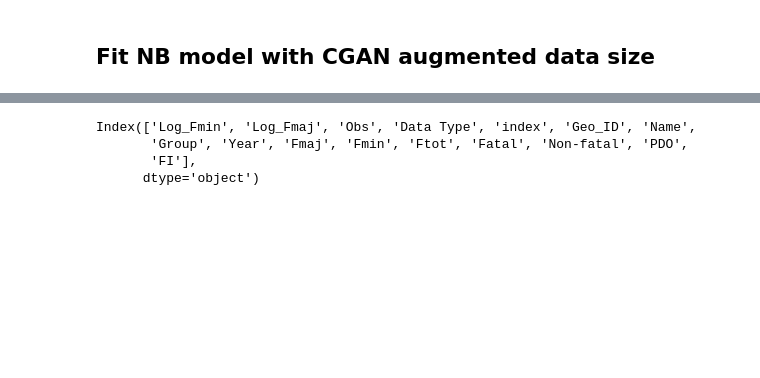
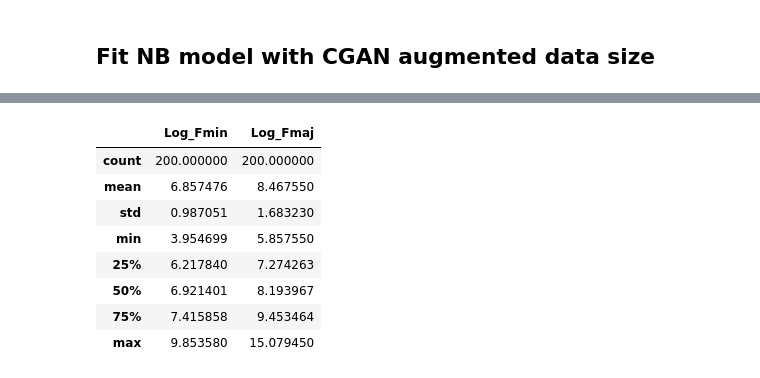
Before and after one commit to mz-zarei/CGAN-Augmentation, a Jupyter notebook: RealDataAugmentation_CGAN.ipynb, the cells around one changed output, grey strips where cells are left out. Drawn from its saved outputs; the diff is of its cells as text; code cells hidden in the pictures; blank space fills up the shorter version.

```diff
--- a/RealDataAugmentation_CGAN.ipynb
+++ b/RealDataAugmentation_CGAN.ipynb
@@ -362,7 +362,7 @@ model = load_model(model_path + 'generator_model_5000.h5')
 dataset = load_real_samples(x_train1, y_train1)
 
 # generate samples
-latent_points = generate_latent_points(latent_dim, 1000)
+latent_points = generate_latent_points(latent_dim, 200)
 # generate images
 Fake_data = model.predict(latent_points)
 fake = pd.DataFrame(Fake_data, columns=x_columns)
@@ -481,7 +481,12 @@ plt.close()
-# %%
-data.columns
-# %% [output]
-Index(['Log_Fmin', 'Log_Fmaj', 'Obs', 'Data Type', 'index', 'Geo_ID', 'Name',
-       'Group', 'Year', 'Fmaj', 'Fmin', 'Ftot', 'Fatal', 'Non-fatal', 'PDO',
-       'FI'],
-      dtype='object')
+# %%
+fake_sample[['Log_Fmin','Log_Fmaj']].describe()
+# %% [output]
+|  | Log_Fmin | Log_Fmaj |
+| count | 200.000000 | 200.000000 |
+| mean | 6.857476 | 8.467550 |
+| std | 0.987051 | 1.683230 |
+| min | 3.954699 | 5.857550 |
+| 25% | 6.217840 | 7.274263 |
+| 50% | 6.921401 | 8.193967 |
+| 75% | 7.415858 | 9.453464 |
+| max | 9.853580 | 15.079450 |
```
Also changed, not shown: parts of 7 cells of this notebook.
